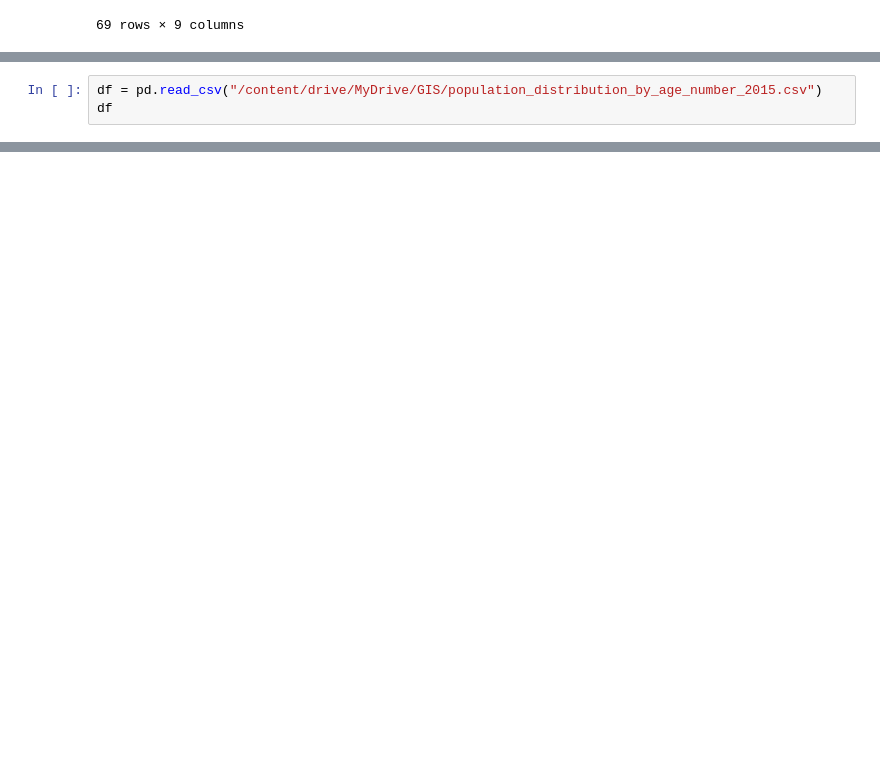
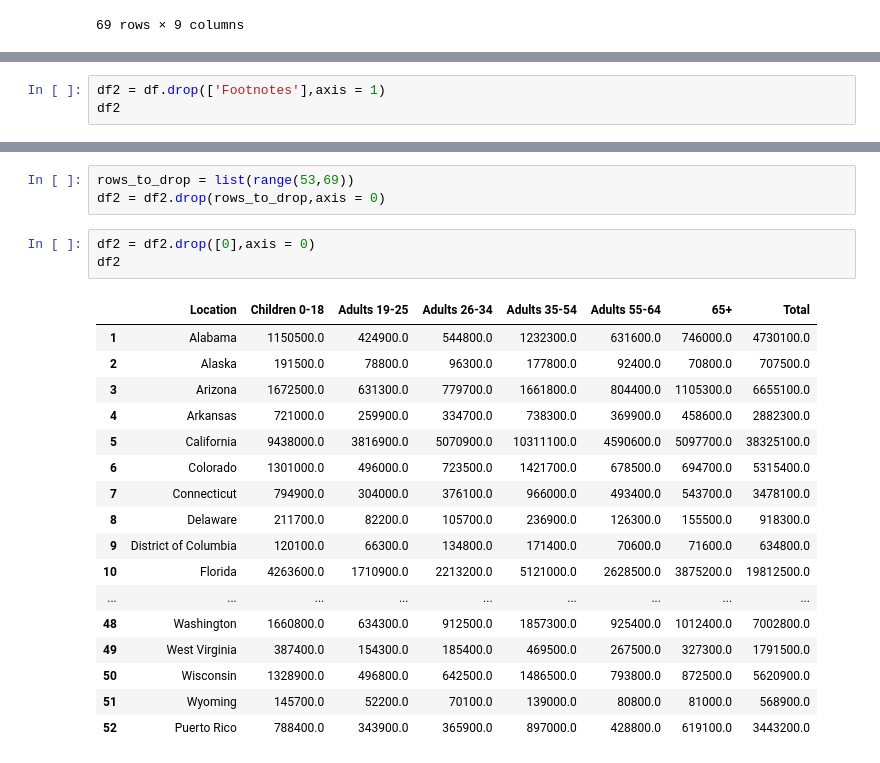
Before and after one commit to kpatwa153/gis, a Jupyter notebook: map.ipynb, the cells around one changed output, grey strips where cells are left out. Saved outputs shown, nothing was run; the diff lists cells and outputs as text; blank space fills up the shorter version.

```diff
--- a/map.ipynb
+++ b/map.ipynb
@@ -139,3 +121,0 @@ Mounted at /content/drive
-# %%
-df = pd.read_csv("/content/drive/MyDrive/GIS/population_distribution_by_age_number_2015.csv")
-df
@@ -155,0 +122,3 @@ df
+# %%
+df2 = df.drop(['Footnotes'],axis = 1)
+df2
@@ -155,0 +139,24 @@ df
+# %%
+rows_to_drop = list(range(53,69))
+df2 = df2.drop(rows_to_drop,axis = 0)
+# %%
+df2 = df2.drop([0],axis = 0)
+df2
+# %% [output]
+|  | Location | Children 0-18 | Adults 19-25 | Adults 26-34 | Adults 35-54 | Adults 55-64 | 65+ | Total |
+| 1 | Alabama | 1150500.0 | 424900.0 | 544800.0 | 1232300.0 | 631600.0 | 746000.0 | 4730100.0 |
+| 2 | Alaska | 191500.0 | 78800.0 | 96300.0 | 177800.0 | 92400.0 | 70800.0 | 707500.0 |
+| 3 | Arizona | 1672500.0 | 631300.0 | 779700.0 | 1661800.0 | 804400.0 | 1105300.0 | 6655100.0 |
+| 4 | Arkansas | 721000.0 | 259900.0 | 334700.0 | 738300.0 | 369900.0 | 458600.0 | 2882300.0 |
+| 5 | California | 9438000.0 | 3816900.0 | 5070900.0 | 10311100.0 | 4590600.0 | 5097700.0 | 38325100.0 |
+| 6 | Colorado | 1301000.0 | 496000.0 | 723500.0 | 1421700.0 | 678500.0 | 694700.0 | 5315400.0 |
+| 7 | Connecticut | 794900.0 | 304000.0 | 376100.0 | 966000.0 | 493400.0 | 543700.0 | 3478100.0 |
+| 8 | Delaware | 211700.0 | 82200.0 | 105700.0 | 236900.0 | 126300.0 | 155500.0 | 918300.0 |
+| 9 | District of Columbia | 120100.0 | 66300.0 | 134800.0 | 171400.0 | 70600.0 | 71600.0 | 634800.0 |
+| 10 | Florida | 4263600.0 | 1710900.0 | 2213200.0 | 5121000.0 | 2628500.0 | 3875200.0 | 19812500.0 |
+| ... | ... | ... | ... | ... | ... | ... | ... | ... |
+| 48 | Washington | 1660800.0 | 634300.0 | 912500.0 | 1857300.0 | 925400.0 | 1012400.0 | 7002800.0 |
+| 49 | West Virginia | 387400.0 | 154300.0 | 185400.0 | 469500.0 | 267500.0 | 327300.0 | 1791500.0 |
+| 50 | Wisconsin | 1328900.0 | 496800.0 | 642500.0 | 1486500.0 | 793800.0 | 872500.0 | 5620900.0 |
+| 51 | Wyoming | 145700.0 | 52200.0 | 70100.0 | 139000.0 | 80800.0 | 81000.0 | 568900.0 |
+| 52 | Puerto Rico | 788400.0 | 343900.0 | 365900.0 | 897000.0 | 428800.0 | 619100.0 | 3443200.0 |
```
Also changed, not shown: parts of 11 cells of this notebook.
